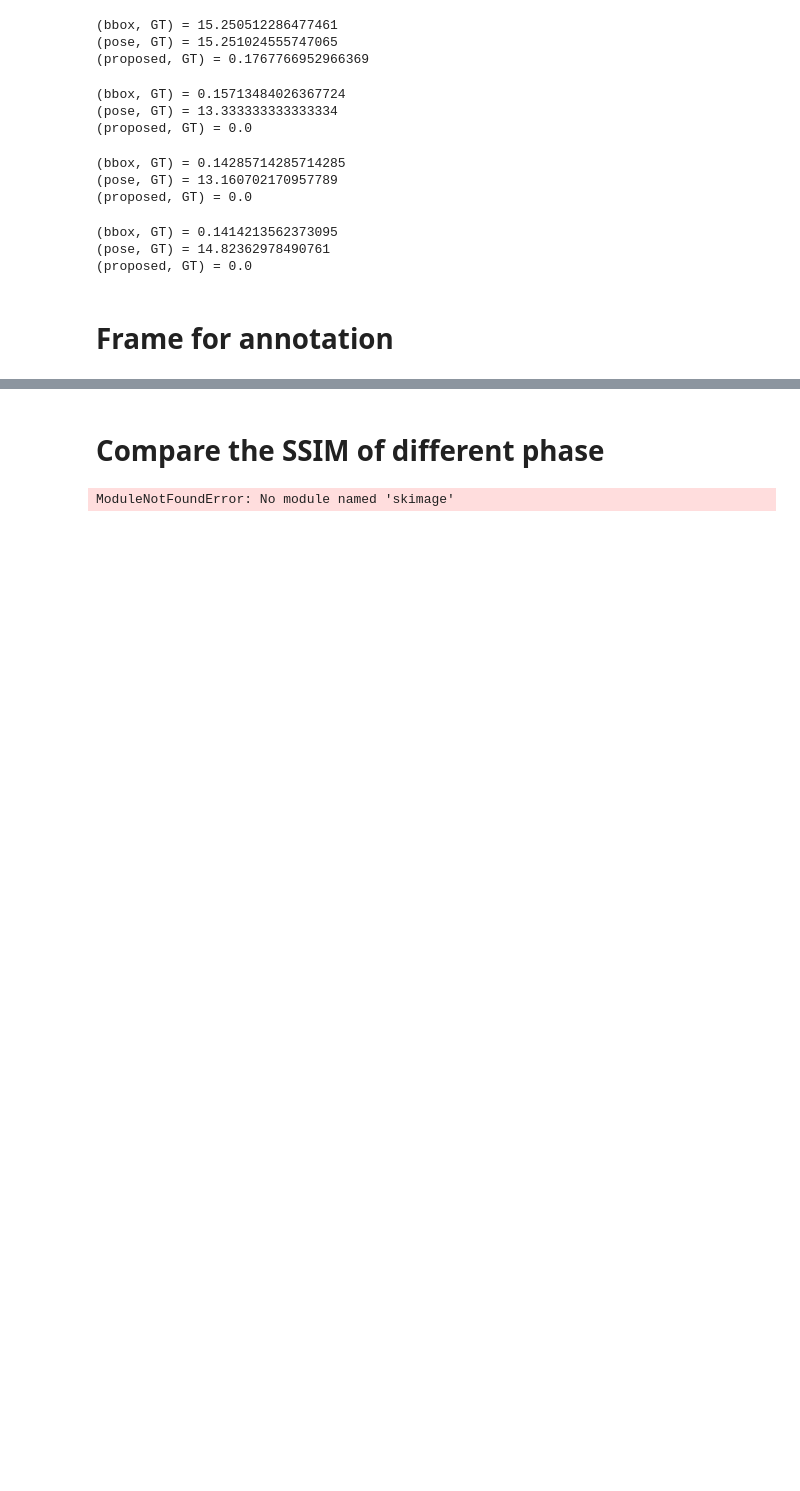
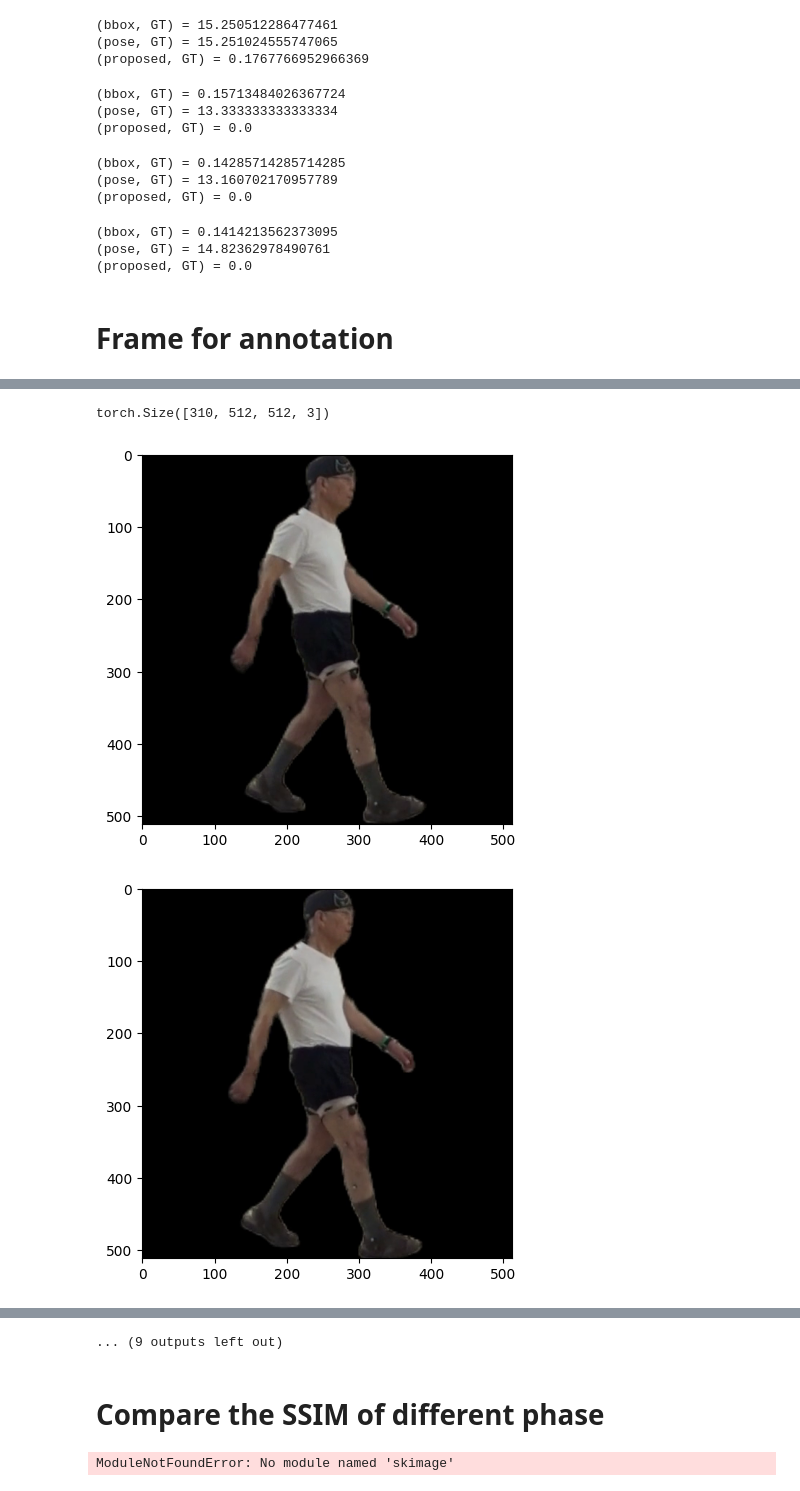
Before and after one commit to ChenKaiXuSan/Skeleton_ASD_PyTorch, a Jupyter notebook: analysis/gait_cycle_analysis.ipynb, the cells around one changed output, grey strips where cells are left out. Saved outputs shown, nothing was run; the diff lists cells and outputs as text; code cells hidden in the pictures; blank space fills up the shorter version.

```diff
--- a/analysis/gait_cycle_analysis.ipynb
+++ b/analysis/gait_cycle_analysis.ipynb
@@ -176,0 +178,22 @@ torch.Size([117, 512, 512, 3])
+# %%
+from torchvision.io import read_video
+import matplotlib.pyplot as plt
+import math
+
+# load video
+video_path = mix_method["video_path"]
+vframes, *_ = read_video(video_path, pts_unit="sec", output_format="THWC")
+print(vframes.shape)
+
+# save sample to observate
+total_frame = 20 # vframes.shape[0]
+
+for r in range(total_frame):
+
+    img = vframes[r+100]
+    plt.imshow(img)
+    plt.show()
+# %% [output]
+torch.Size([310, 512, 512, 3])
+[figure, added]
+[figure, added]
@@ -177,3 +209,4 @@ torch.Size([117, 512, 512, 3])
+... (9 outputs left out)
 # %% [markdown]
 # Compare the SSIM of different phase
 # %%
```
Also changed, not shown: parts of 4 cells of this notebook, 7 other files.
